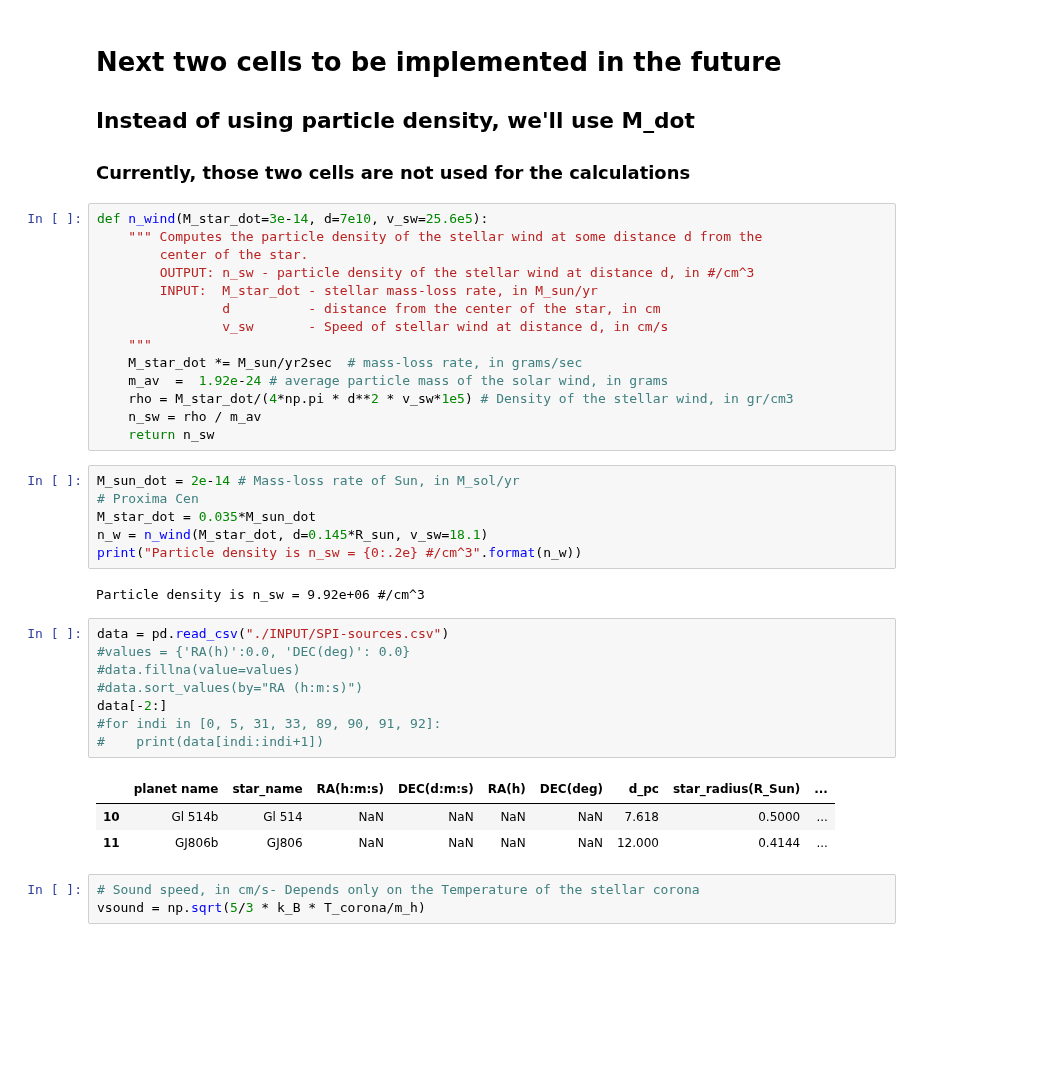
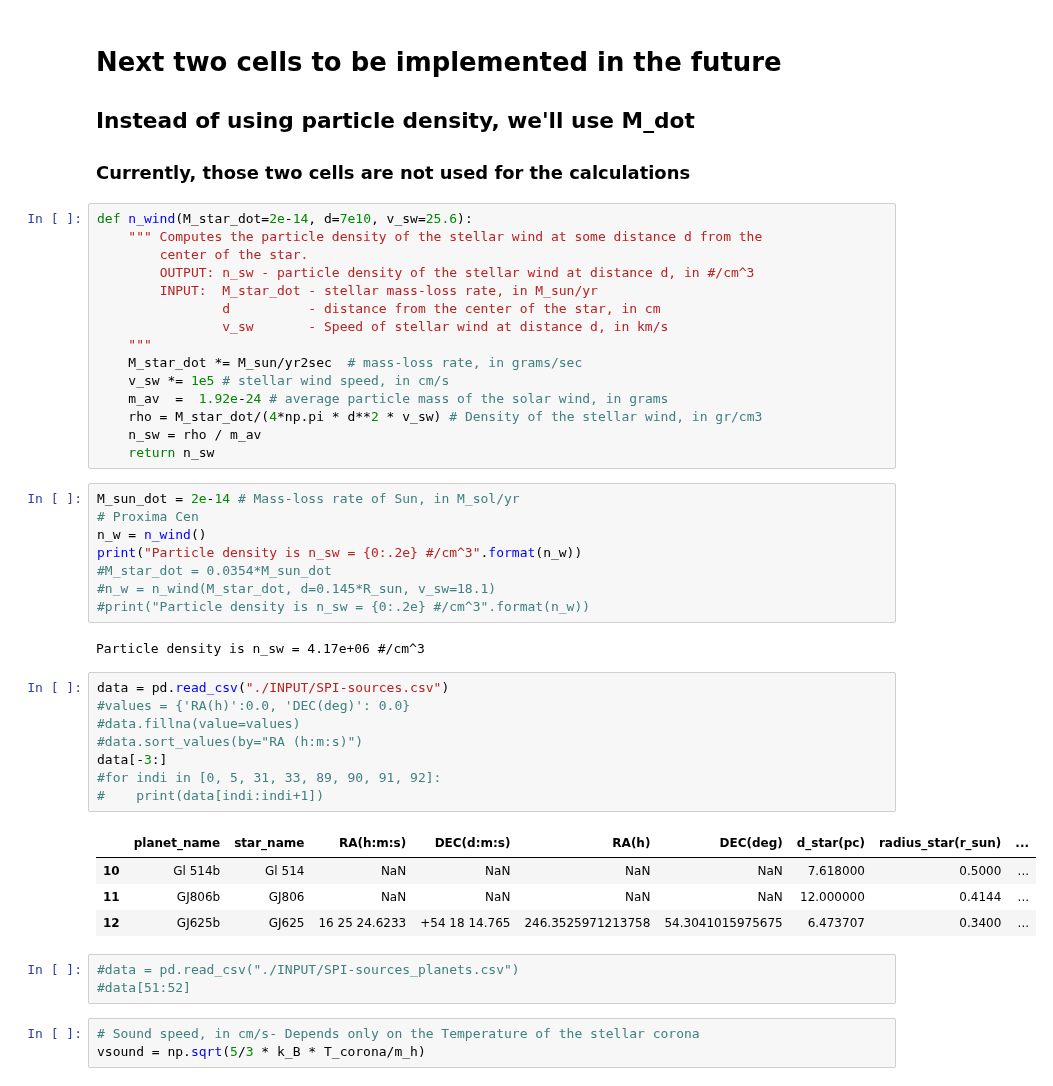
Before and after one commit to mapereztorres/spirou, a Jupyter notebook: SPI.ipynb, the cells around one changed output. Cells and saved outputs as stored; diff of their text form; blank space fills up the shorter version.

```diff
--- a/SPI.ipynb
+++ b/SPI.ipynb
@@ -52,39 +52,46 @@ def beta_keV(E_kin=511):
 ## Instead of using particle density, we'll use M_dot
 ### Currently, those two cells are not used for the calculations
 # %%
-def n_wind(M_star_dot=3e-14, d=7e10, v_sw=25.6e5):
+def n_wind(M_star_dot=2e-14, d=7e10, v_sw=25.6):
     """ Computes the particle density of the stellar wind at some distance d from the
         center of the star.
         OUTPUT: n_sw - particle density of the stellar wind at distance d, in #/cm^3
         INPUT:  M_star_dot - stellar mass-loss rate, in M_sun/yr
                 d          - distance from the center of the star, in cm
-                v_sw       - Speed of stellar wind at distance d, in cm/s
+                v_sw       - Speed of stellar wind at distance d, in km/s
     """
     M_star_dot *= M_sun/yr2sec  # mass-loss rate, in grams/sec
+    v_sw *= 1e5 # stellar wind speed, in cm/s
     m_av  =  1.92e-24 # average particle mass of the solar wind, in grams
-    rho = M_star_dot/(4*np.pi * d**2 * v_sw*1e5) # Density of the stellar wind, in gr/cm3
+    rho = M_star_dot/(4*np.pi * d**2 * v_sw) # Density of the stellar wind, in gr/cm3
     n_sw = rho / m_av
     return n_sw
 # %%
 M_sun_dot = 2e-14 # Mass-loss rate of Sun, in M_sol/yr
 # Proxima Cen
-M_star_dot = 0.035*M_sun_dot
-n_w = n_wind(M_star_dot, d=0.145*R_sun, v_sw=18.1)
+n_w = n_wind()
 print("Particle density is n_sw = {0:.2e} #/cm^3".format(n_w))
+#M_star_dot = 0.0354*M_sun_dot
+#n_w = n_wind(M_star_dot, d=0.145*R_sun, v_sw=18.1)
+#print("Particle density is n_sw = {0:.2e} #/cm^3".format(n_w))
 # %% [output]
-Particle density is n_sw = 9.92e+06 #/cm^3
+Particle density is n_sw = 4.17e+06 #/cm^3
 # %%
 data = pd.read_csv("./INPUT/SPI-sources.csv")
 #values = {'RA(h)':0.0, 'DEC(deg)': 0.0}
 #data.fillna(value=values)
 #data.sort_values(by="RA (h:m:s)")
-data[-2:]
+data[-3:]
 #for indi in [0, 5, 31, 33, 89, 90, 91, 92]:
 #    print(data[indi:indi+1])
 # %% [output]
-|  | planet name | star_name | RA(h:m:s) | DEC(d:m:s) | RA(h) | DEC(deg) | d_pc | star_radius(R_Sun) | ... |
-| 10 | Gl 514b | Gl 514 | NaN | NaN | NaN | NaN | 7.618 | 0.5000 | ... |
-| 11 | GJ806b | GJ806 | NaN | NaN | NaN | NaN | 12.000 | 0.4144 | ... |
+|  | planet_name | star_name | RA(h:m:s) | DEC(d:m:s) | RA(h) | DEC(deg) | d_star(pc) | radius_star(r_sun) | ... |
+| 10 | Gl 514b | Gl 514 | NaN | NaN | NaN | NaN | 7.618000 | 0.5000 | ... |
+| 11 | GJ806b | GJ806 | NaN | NaN | NaN | NaN | 12.000000 | 0.4144 | ... |
+| 12 | GJ625b | GJ625 | 16 25 24.6233 | +54 18 14.765 | 246.3525971213758 | 54.3041015975675 | 6.473707 | 0.3400 | ... |
+# %%
+#data = pd.read_csv("./INPUT/SPI-sources_planets.csv")
+#data[51:52]
 # %%
 # Sound speed, in cm/s- Depends only on the Temperature of the stellar corona
 vsound = np.sqrt(5/3 * k_B * T_corona/m_h)
```
Also changed, not shown: parts of 4 cells of this notebook, 4 other files.
